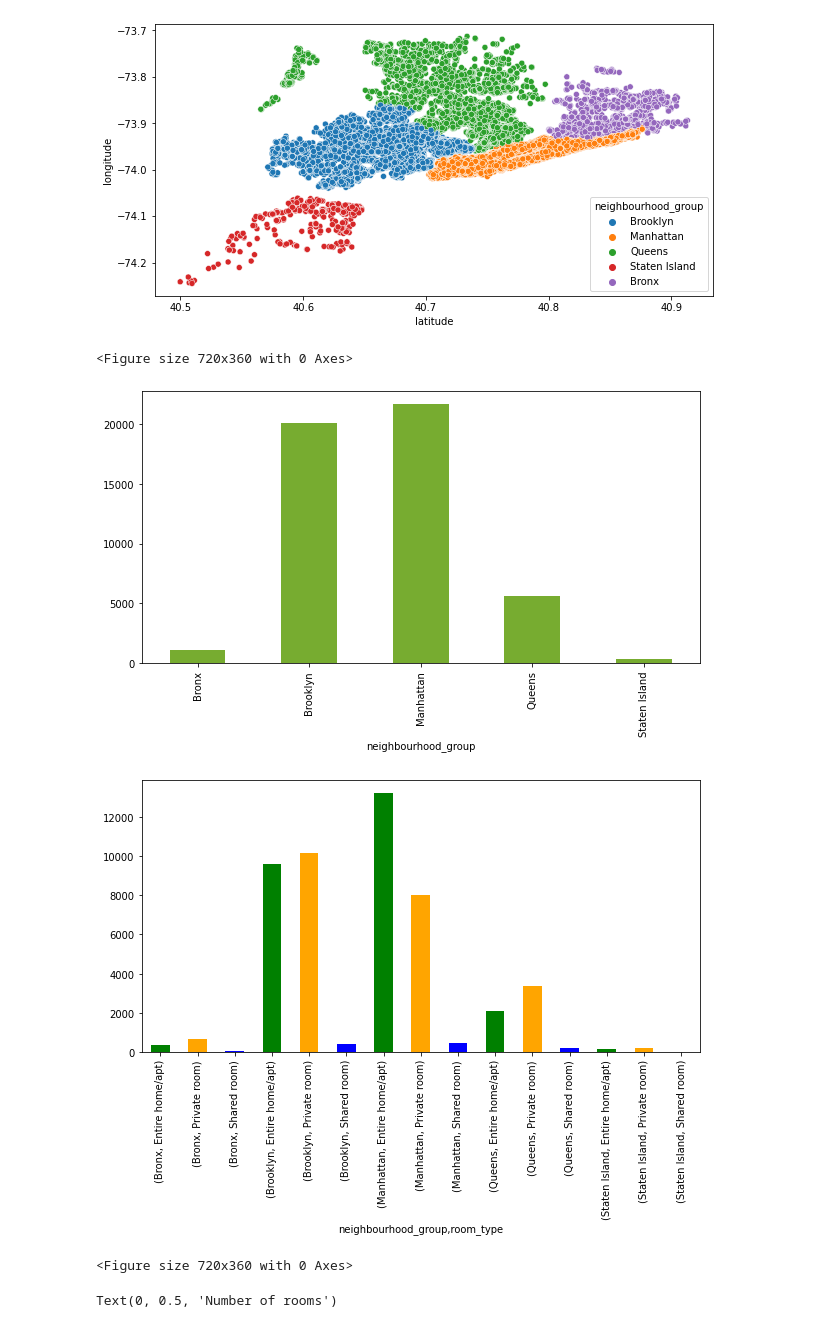
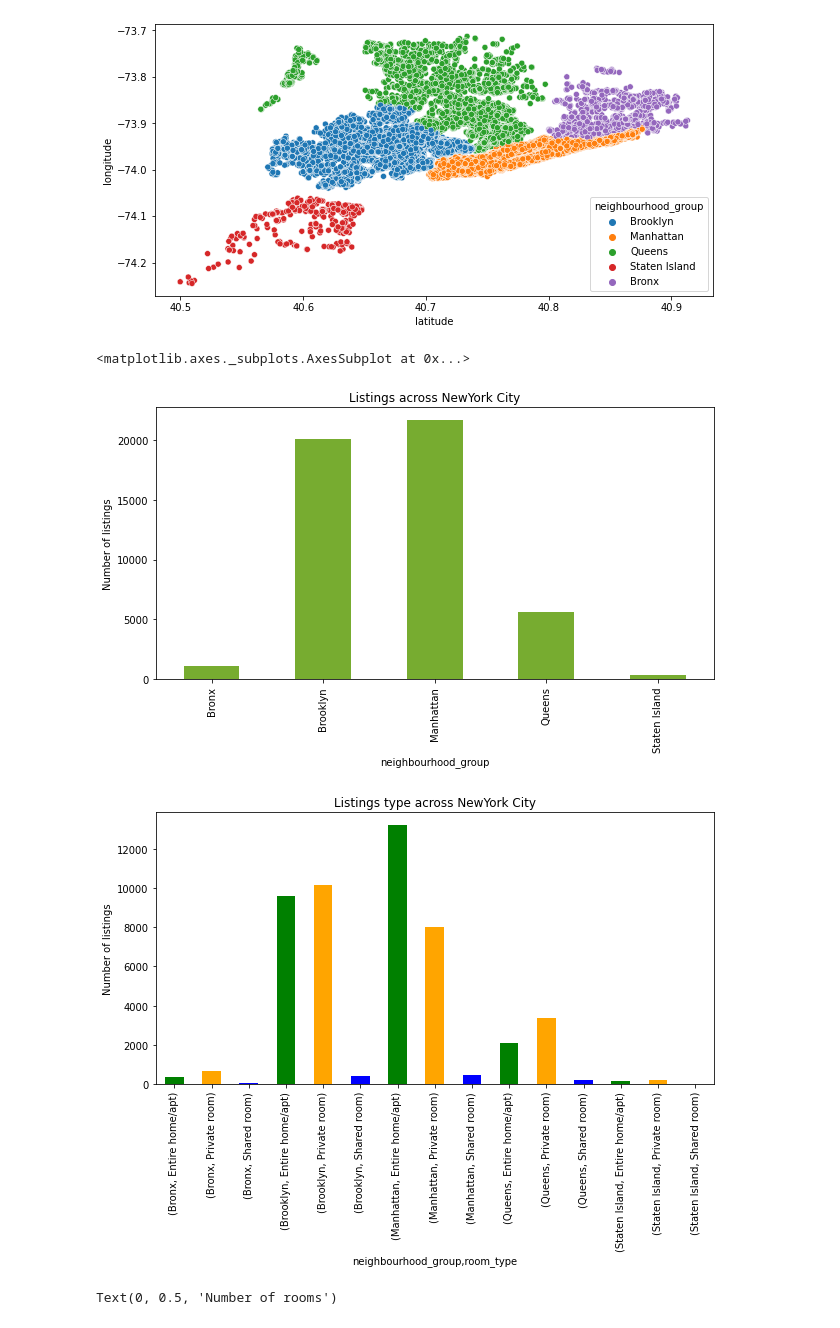
Before and after one commit to VaideswarReddy/Airbnb_data_analysis, a Jupyter notebook: Vaideswar_Reddy_Team_4_Capstone_Project.ipynb, the cells around one changed output. Saved outputs shown, nothing was run; the diff lists cells and outputs as text; code cells hidden in the pictures.

```diff
--- a/Vaideswar_Reddy_Team_4_Capstone_Project.ipynb
+++ b/Vaideswar_Reddy_Team_4_Capstone_Project.ipynb
@@ -206,17 +219,20 @@ sns.scatterplot(x=df.latitude,y=df.longitude,hue=df.neighbourhood_group,)
 <matplotlib.axes._subplots.AxesSubplot at 0x...>
 [figure]
 # %%
+#listings across neighbourhood groups
 plt.figure(figsize=(10,5))
 listings = df.groupby(['neighbourhood_group'])['name'].count()
 listings.plot(kind='bar',color=[0.4660, 0.6740, 0.1880])
-# listings.set_title('Listings spread across neighbourhood_groups')
+plt.title('Listings across NewYork City')
+plt.ylabel('Number of listings')
+#listings type across neighbourhood group
 plt.figure(figsize=(10,5))
+plt.title('Listings type across NewYork City')
+plt.ylabel('Number of listings')
 listings = df.groupby(['neighbourhood_group','room_type'])['name'].count()
 listings.plot(kind='bar',color=['green','orange','blue'])
-plt.figure(figsize=(10,5))
 # %% [output]
-<Figure size 720x360 with 0 Axes>
+<matplotlib.axes._subplots.AxesSubplot at 0x...>
-[figure, old version]
+[figure, new version]
-[figure, old version]
+[figure, new version]
-<Figure size 720x360 with 0 Axes>
 # %%
```
Also changed, not shown: parts of 44 cells of this notebook.
